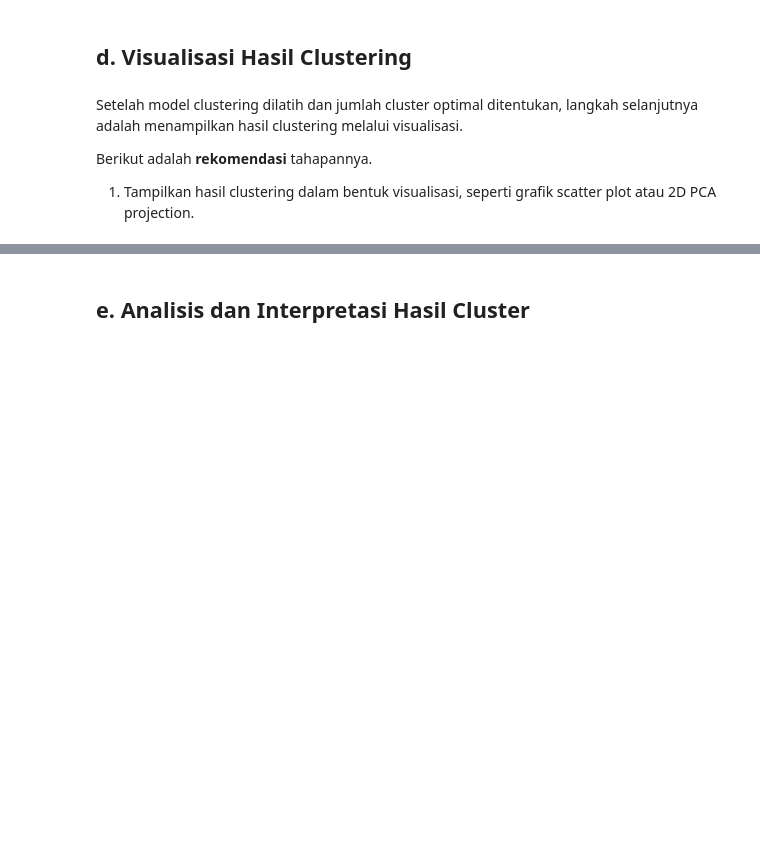
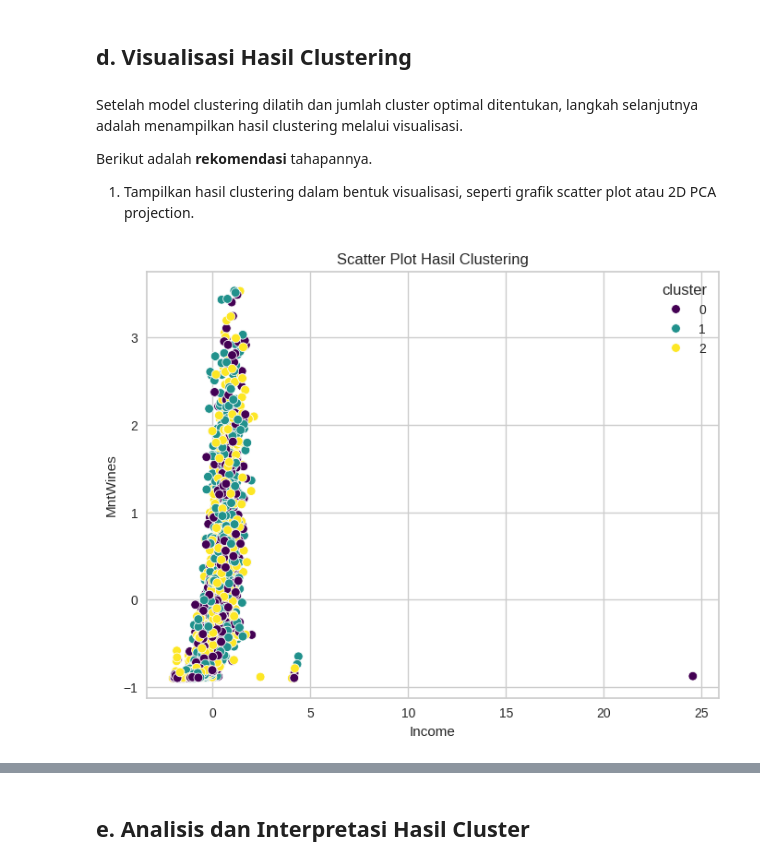
Before and after one commit to LatiefDataVisionary/machine-learning-basic-dicoding, a Jupyter notebook: [Clustering]_Submission_Akhir_BMLP_Lathif_Ramadhan.ipynb, the cells around one changed output, grey strips where cells are left out. Cells and saved outputs as stored; diff of their text form; code cells hidden in the pictures; blank space fills up the shorter version.

```diff
--- a/[Clustering]_Submission_Akhir_BMLP_Lathif_Ramadhan.ipynb
+++ b/[Clustering]_Submission_Akhir_BMLP_Lathif_Ramadhan.ipynb
@@ -607,0 +606,15 @@ Berikut adalah **rekomendasi** tahapannya.
+# %%
+# --- Scatter Plot ---
+# Pilih dua fitur untuk visualisasi (misalnya, 'Income' dan 'MntWines')
+x_feature = 'Income'
+y_feature = 'MntWines'
+
+# Buat scatter plot
+plt.figure(figsize=(8, 6))
+sns.scatterplot(x=x_feature, y=y_feature, hue='cluster', data=df, palette='viridis')
+plt.title('Scatter Plot Hasil Clustering')
+plt.xlabel(x_feature)
+plt.ylabel(y_feature)
+plt.show()
+# %% [output]
+[figure, added]
```
Also changed, not shown: parts of 10 cells of this notebook.
